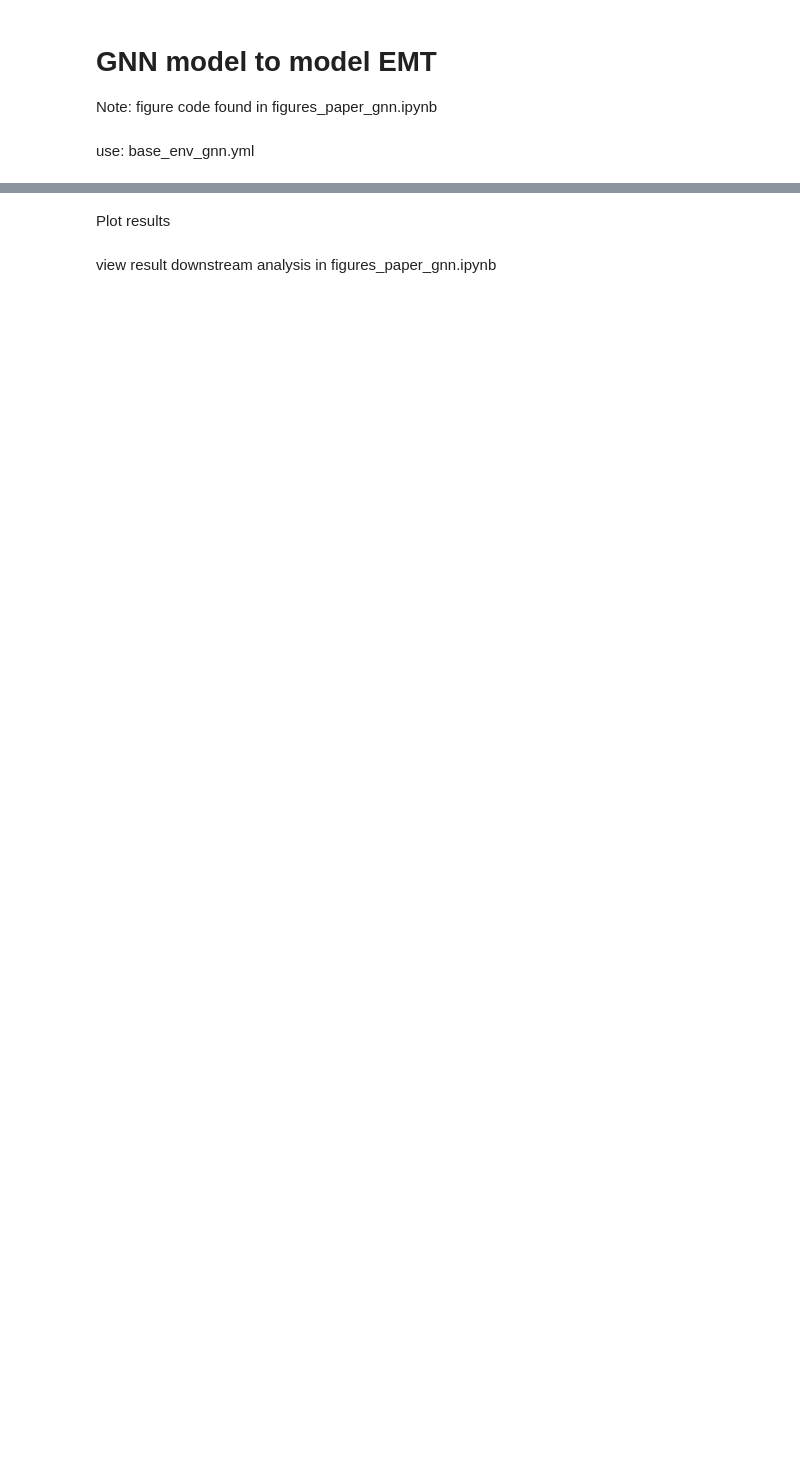
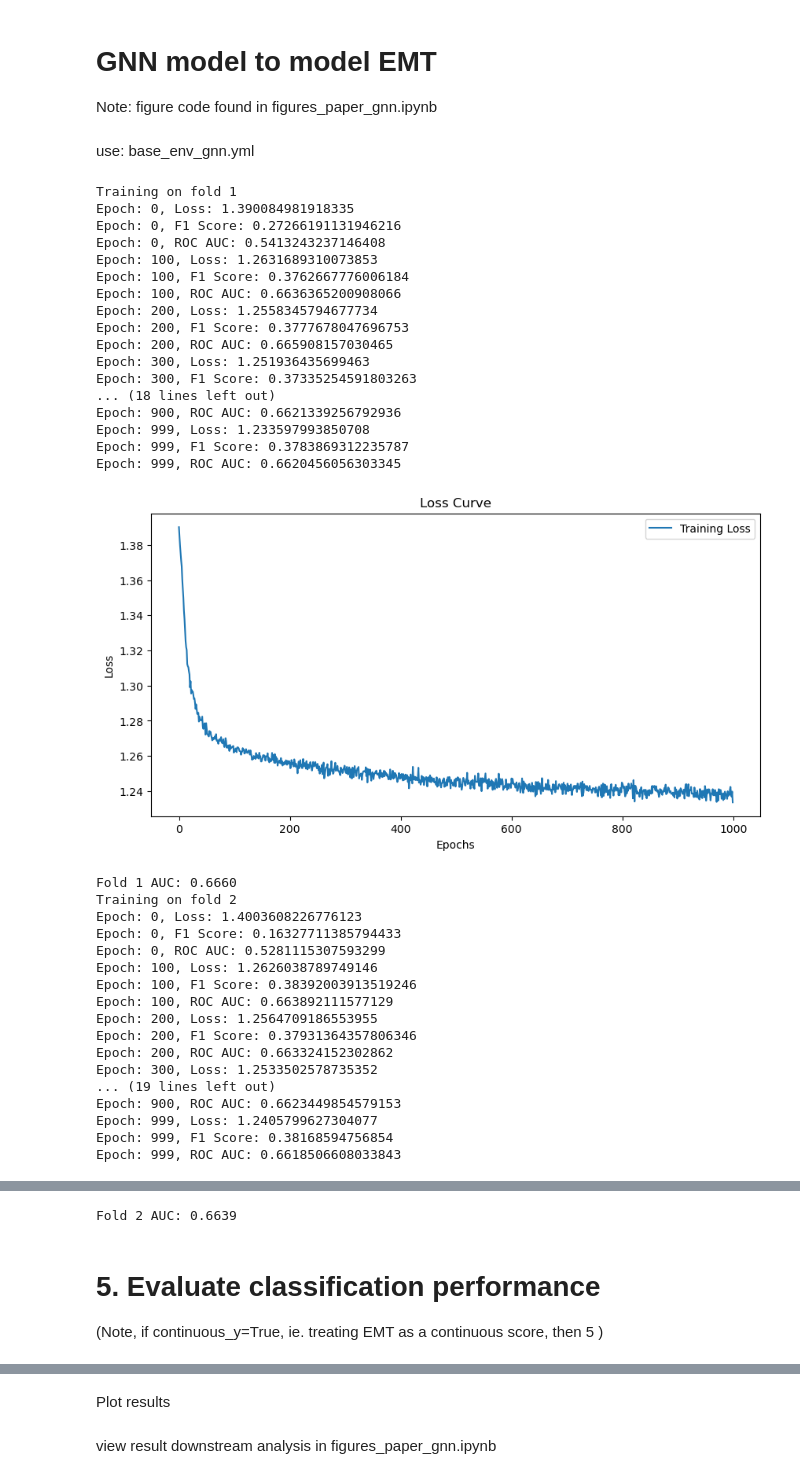
Before and after one commit to secrierlab/SPiCe, a Jupyter notebook: emt_plasticity_analysis/analysis.ipynb, the cells around one changed output, grey strips where cells are left out. Cells and saved outputs as stored; diff of their text form; code cells hidden in the pictures; blank space fills up the shorter version.

```diff
--- a/emt_plasticity_analysis/analysis.ipynb
+++ b/emt_plasticity_analysis/analysis.ipynb
@@ -15,63 +15,67 @@ from tqdm import tqdm
 from src.config import *
 from src.data_processing import load_and_process_data, assign_emt_labels
 from src.graph_utils import build_graph, assign_one_hot_celltype, assign_spatial_blocks, create_edge_index
 from src.dataset import XeniumSpatialPyg
 from src.models import Net
 from src.train import cross_validation_training
 from src.evaluation import evaluate_classification,evaluate_regression  # or evaluate_regression if continuous
 from src.explanations import generate_node_explanations, generate_edge_explanations
 
 # 1. Load and process data
 xenium_labels, pca_columns = load_and_process_data()
 #default: four states, if false then analyse 2 state model
 xenium_labels, mapping = assign_emt_labels(xenium_labels, four_states=True)
 
 # 2. Build the graph
 G = build_graph(xenium_labels, neighbour_no=10)
 lb = assign_one_hot_celltype(G, attribute='celltype_minor')
 assign_spatial_blocks(G, n_blocks=4)
 edge_index, edge_weights = create_edge_index(G, edge_lengths=True)
 
 # 3. Create cross-validation datasets
 num_folds = 2
 fold_datasets = []
 for fold_idx in range(1, num_folds + 1):
     dataset = XeniumSpatialPyg(G, xenium_labels, edge_index=edge_index, edge_lengths=edge_weights,
-                                inductive_split=False, test_cnv_prediction=True, continuous_y=True,
+                                inductive_split=False, test_cnv_prediction=True, continuous_y=False,
                                 tme_and_cnv=True, fold_idx=fold_idx, num_folds=num_folds)
     fold_datasets.append(dataset[0])
 
 # 4. Train models via cross-validation
 all_predicted, all_true, models = cross_validation_training(fold_datasets, learning_rate=0.01, num_epochs=1000)
-
-# 5. Evaluate classification performance
-n_classes = all_predicted[0].shape[1]
-df_auc = evaluate_classification(all_predicted, all_true, n_classes)
-df_auc.to_csv('results/auc_scores_per_fold_and_class.csv', index=False)
-
-#regression
-#df_rmse = evaluate_regression(all_predicted, all_true)
-#df_rmse.to_csv('results/rmse_scores_per_fold.csv', index=False)
-
-# 6. Generate explanations for one fold
-data = fold_datasets[0]
-predicted = all_predicted[0]
-model = models[0]
-#set this >100 for most accurate node explanations; set to 300 for results in the paper
-no_explan = 300
-
-mask = data['test_mask']
-indices = [i for i, x in enumerate(mask) if x]
-_, predict_labels = torch.max(torch.tensor(predicted), dim=1)
-predict_labels = predict_labels.cpu()
-test_labels_index = pd.DataFrame({
-    'Indices': indices,
-    'Label': predict_labels
-})
-
-# Generate node explanations; file saved in node_p_values.csv
-node_expls, node_pvals = generate_node_explanations(model, data, test_labels_index, no_explan=no_explan, mask_type="node", label_list=lb.classes_)
-node_pvals.to_csv(f"node_explanations.csv", index=True)
-
-# Generate edge explanations: takes a while to run
-edge_results = generate_edge_explanations(model, data, G, no_explan=no_explan, cell_type="xenium", output_dir="results/")
+# %% [output]
+Training on fold 1
+Epoch: 0, Loss: 1.390084981918335
+Epoch: 0, F1 Score: 0.27266191131946216
+Epoch: 0, ROC AUC: 0.5413243237146408
+Epoch: 100, Loss: 1.2631689310073853
+Epoch: 100, F1 Score: 0.3762667776006184
+Epoch: 100, ROC AUC: 0.6636365200908066
+Epoch: 200, Loss: 1.2558345794677734
+Epoch: 200, F1 Score: 0.3777678047696753
+Epoch: 200, ROC AUC: 0.665908157030465
+Epoch: 300, Loss: 1.251936435699463
+Epoch: 300, F1 Score: 0.37335254591803263
+... (18 lines left out)
+Epoch: 900, ROC AUC: 0.6621339256792936
+Epoch: 999, Loss: 1.233597993850708
+Epoch: 999, F1 Score: 0.3783869312235787
+Epoch: 999, ROC AUC: 0.6620456056303345
+[figure, added]
+Fold 1 AUC: 0.6660
+Training on fold 2
+Epoch: 0, Loss: 1.4003608226776123
+Epoch: 0, F1 Score: 0.16327711385794433
+Epoch: 0, ROC AUC: 0.5281115307593299
+Epoch: 100, Loss: 1.2626038789749146
+Epoch: 100, F1 Score: 0.38392003913519246
+Epoch: 100, ROC AUC: 0.663892111577129
+Epoch: 200, Loss: 1.2564709186553955
+Epoch: 200, F1 Score: 0.37931364357806346
+Epoch: 200, ROC AUC: 0.663324152302862
+Epoch: 300, Loss: 1.2533502578735352
+... (19 lines left out)
+Epoch: 900, ROC AUC: 0.6623449854579153
+Epoch: 999, Loss: 1.2405799627304077
+Epoch: 999, F1 Score: 0.38168594756854
+Epoch: 999, ROC AUC: 0.6618506608033843
@@ -77,0 +83,5 @@ edge_results = generate_edge_explanations(model, data, G, no_explan=no_explan, c
+Fold 2 AUC: 0.6639
+# %% [markdown]
+# 5. Evaluate classification performance
+
+(Note, if continuous_y=True, ie. treating EMT as a continuous score, then 5 )
```
Also changed, not shown: parts of 5 cells of this notebook, 10 other files.
